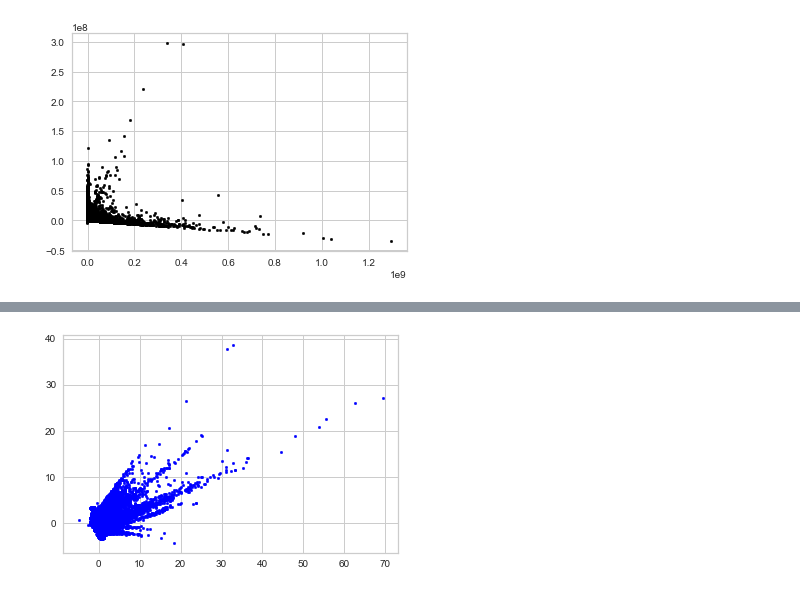
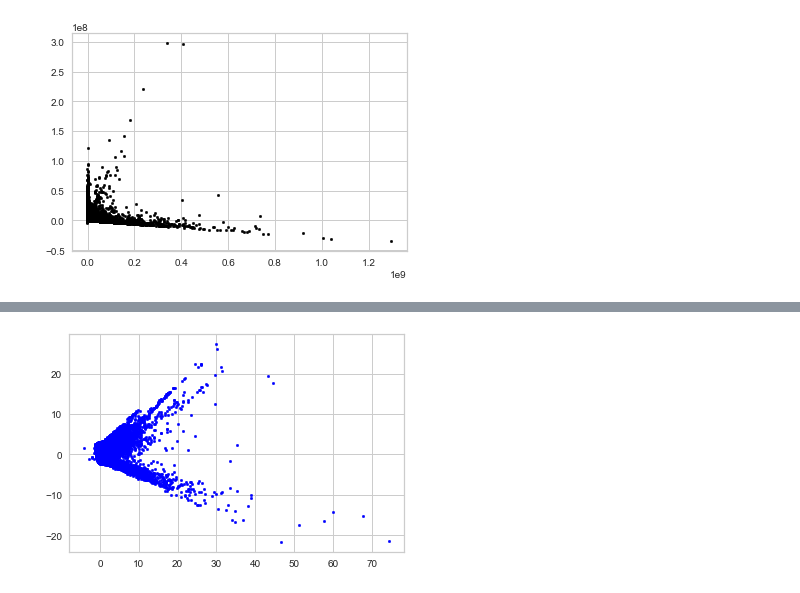
Before and after one commit to Nicocispal/Evidencia_1, a Jupyter notebook: DE_comisiones.ipynb, the cells around one changed output, grey strips where cells are left out. Cells and saved outputs as stored; diff of their text form; code cells hidden in the pictures.

```diff
--- a/DE_comisiones.ipynb
+++ b/DE_comisiones.ipynb
@@ -55,2 +99,0 @@ df
-# %%
-df = df.apply(pd.to_numeric, downcast='integer', errors='ignore')
@@ -77,5 +100,3 @@ memory usage: 17.1+ MB
-# %%
-df[['EDAD']] = df[['EDAD']].astype('int32')
 # %%
 df['PLAN DE LA POLIZA'], cat_Plan = pd.factorize(df['PLAN DE LA POLIZA'])
 df['MODALIDAD DE LA POLIZA'], cat_Modalidad = pd.factorize(df['MODALIDAD DE LA POLIZA'])
@@ -111,0 +130,3 @@ sns.heatmap(df.corr())
+# %%
+df.drop(df[(df['SEXO'] == 'Masculino')].index, inplace=True)
+df
@@ -117,8 +193,7 @@ plt.show()
 # %% [output]
 [figure]
 # %%
-rescaleX = StandardScaler().fit_transform(df[['COMISIONES DIRECTAS', 'NUMERO DE ASEGURADOS']])
-column_names = ['COMISIONES DIRECTAS', 'NUMERO DE ASEGURADOS']
-Xescaled = pd.DataFrame(data=rescaleX, columns=column_names)
-Xescaled.head(1500)
+rescaleX = StandardScaler().fit_transform(df)
+Xescaled = pd.DataFrame(data = rescaleX, columns = df.columns)
+Xescaled
 # %% [output]
@@ -148,8 +213,9 @@ plt.show()
 # %%
-pca = PCA(n_components = 2)
-Xescaled_short = pca.fit_transform(Xescaled)
-plt.scatter(Xescaled_short[:,0], Xescaled_short[:,1], c='blue', s=7)
+#vamos a reducir la dimensionalidad de estos datos, pues lo usaremos para graficar
+pca = PCA(n_components = 2) #solo 2, para poder graficar en el eje X y eje Y
+Xescaled_short1 = pca.fit_transform(Xescaled)
+plt.scatter(Xescaled_short1[:,0], Xescaled_short1[:,1], c='blue', s=7)
 plt.show()
 # %% [output]
-[figure, old version]
+[figure, new version]
 # %%
```
Also changed, not shown: parts of 35 cells of this notebook, 12 other files.
